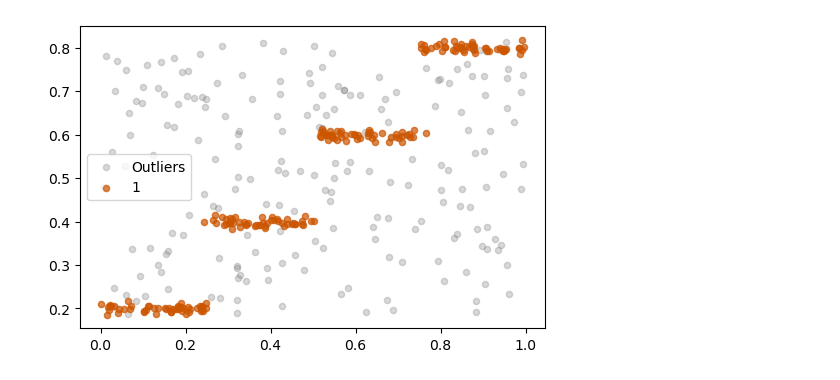
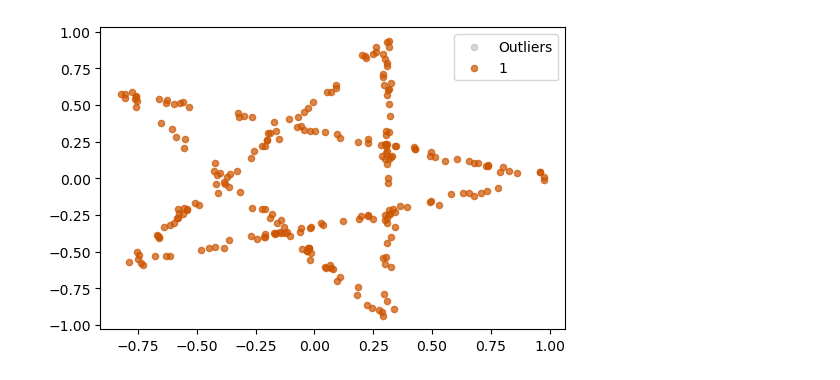
Before and after one commit to catonzio/Neural-PreferenceIsolation, a Jupyter notebook: src/notebooks/ae_trials.ipynb, the cells around one changed output. Cells and saved outputs as stored; diff of their text form; code cells hidden in the pictures.

```diff
--- a/src/notebooks/ae_trials.ipynb
+++ b/src/notebooks/ae_trials.ipynb
@@ -5,6 +5,6 @@ from files.models.neural_models import *
 # %%
-ds, gt = load_dataset_by_name(base_path="/home/catonz/Neural-PreferenceIsolation/", name="stair4")
+ds, gt = load_dataset_by_name(base_path="/home/catonz/Neural-PreferenceIsolation/", name="star5", with_outliers=False)
 plot_clusters(gt, ds)
 x = np.linspace(np.min(ds[:,0]), np.max(ds[:,1]), len(ds))
 # %% [output]
-[figure, old version]
+[figure, new version]
```
Also changed, not shown: parts of 21 cells of this notebook, 17 other files.
